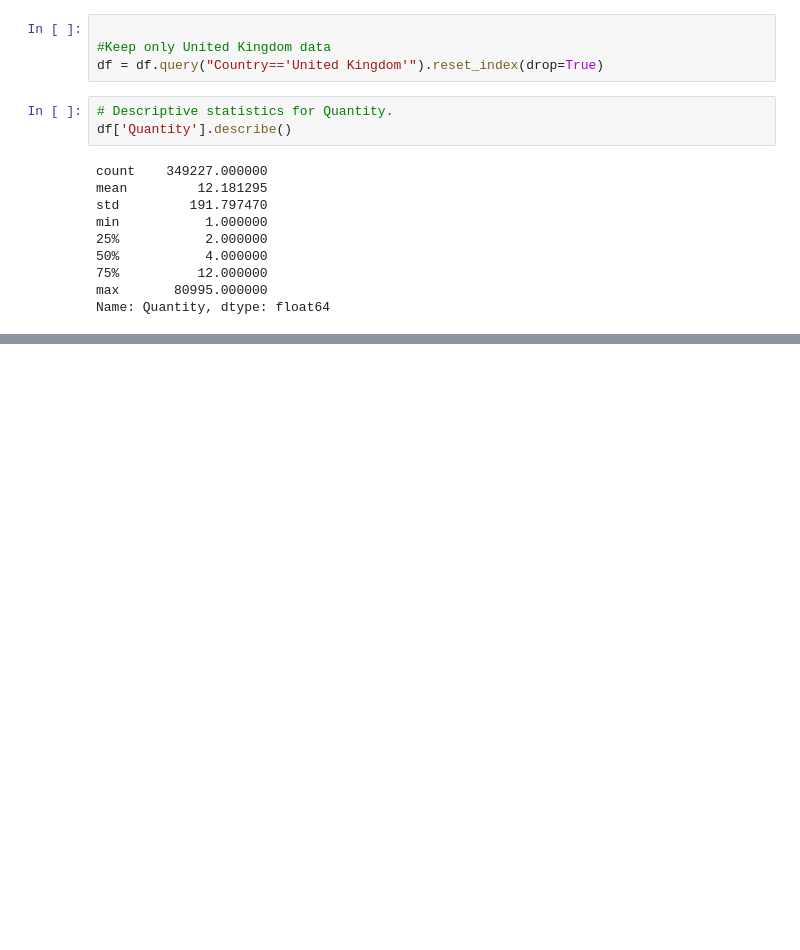
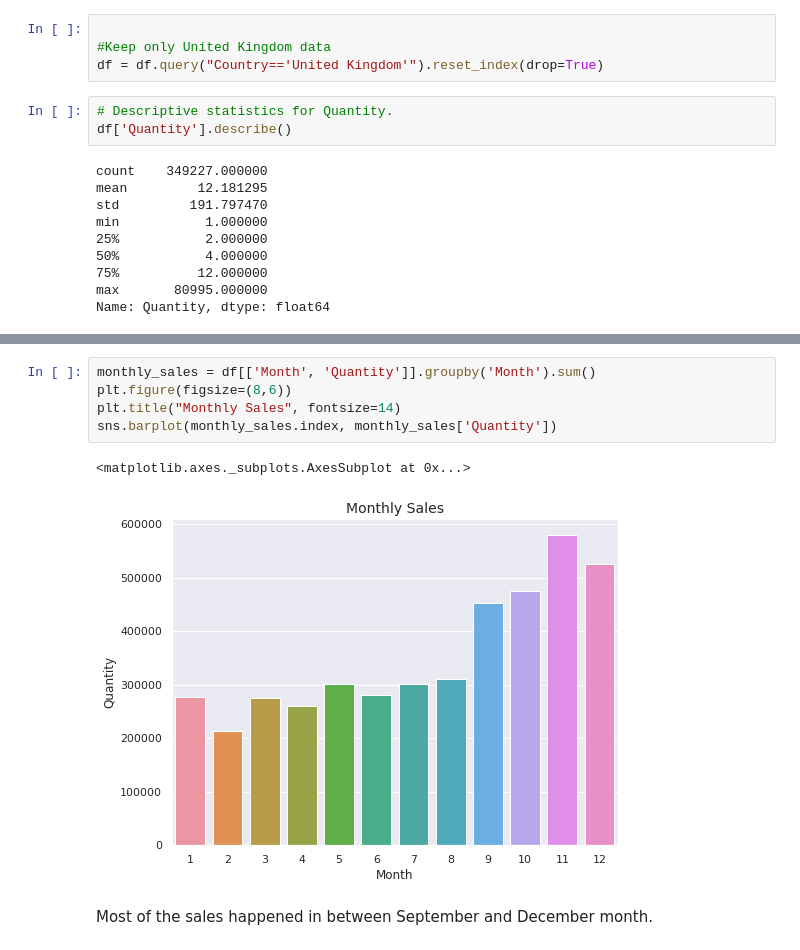
Before and after one commit to dsnnaveen/Online-Retail-Customer-Segementaion, a Jupyter notebook: Online_Retail_Customer_Segmentation_Capstone_Project.ipynb, the cells around one changed output, grey strips where cells are left out. Saved outputs shown, nothing was run; the diff lists cells and outputs as text; blank space fills up the shorter version.

```diff
--- a/Online_Retail_Customer_Segmentation_Capstone_Project.ipynb
+++ b/Online_Retail_Customer_Segmentation_Capstone_Project.ipynb
@@ -236,0 +289,10 @@ Name: Quantity, dtype: float64
+# %%
+monthly_sales = df[['Month', 'Quantity']].groupby('Month').sum()
+plt.figure(figsize=(8,6))
+plt.title("Monthly Sales", fontsize=14)
+sns.barplot(monthly_sales.index, monthly_sales['Quantity'])
+# %% [output]
+<matplotlib.axes._subplots.AxesSubplot at 0x...>
+[figure, added]
+# %% [markdown]
+Most of the sales happened in between September and December month.
```
Also changed, not shown: parts of 9 cells of this notebook.
